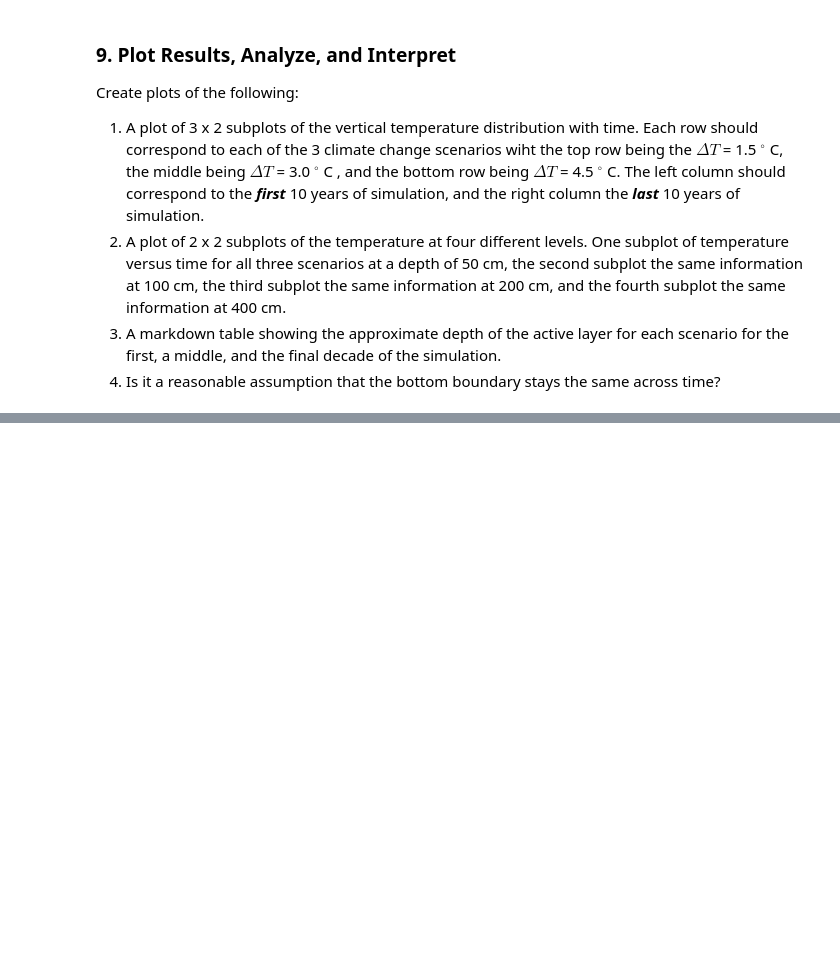
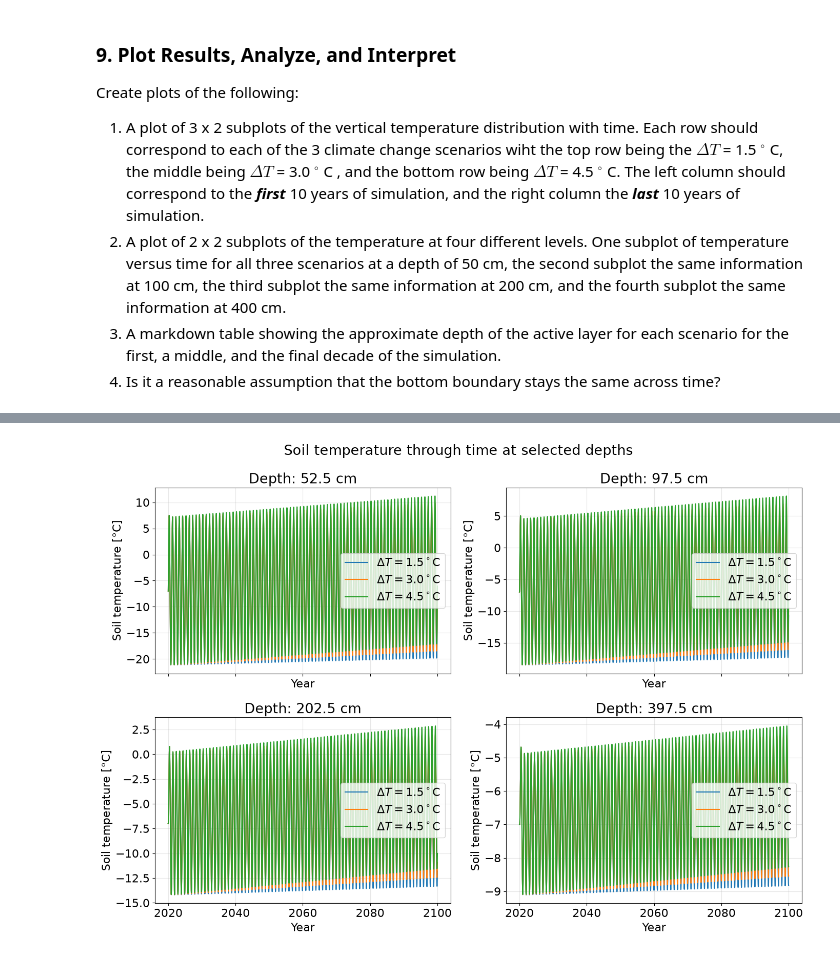
Before and after one commit to bgaffne/GEOS-518-BVG26-psets, a Jupyter notebook: mod03_1D-Diffusion-Assignment.ipynb, the cells around one changed output, grey strips where cells are left out. Saved outputs shown, nothing was run; the diff lists cells and outputs as text; code cells hidden in the pictures; blank space fills up the shorter version.

```diff
--- a/mod03_1D-Diffusion-Assignment.ipynb
+++ b/mod03_1D-Diffusion-Assignment.ipynb
@@ -202,0 +263,31 @@ Create plots of the following:
+# %%
+#2
+scenario_names = [
+    r'$\Delta T = 1.5^\circ$C',
+    r'$\Delta T = 3.0^\circ$C',
+    r'$\Delta T = 4.5^\circ$C'
+]
+scenario_temperatures = [Ts_15, Ts_30, Ts_45]
+requested_depths = [50, 100, 200, 400]
+
+fig, axes = plt.subplots(2, 2, figsize=(14, 10), sharex=True)
+
+for ax, requested_depth in zip(axes.flat, requested_depths):
+    # Use the closest model layer to the requested depth.
+    depth_index = np.abs(z - requested_depth).argmin()
+    actual_depth = z[depth_index]
+
+    for name, temperatures in zip(scenario_names, scenario_temperatures):
+        ax.plot(t, temperatures[depth_index, :], label=name)
+
+    ax.set_title(f"Depth: {actual_depth:g} cm")
+    ax.set_xlabel("Year")
+    ax.set_ylabel("Soil temperature [°C]")
+    ax.grid(True, alpha=0.3)
+    ax.legend()
+
+fig.suptitle("Soil temperature through time at selected depths")
+fig.tight_layout()
+plt.show()
+# %% [output]
+[figure, added]
```
Also changed, not shown: parts of 5 cells of this notebook.
